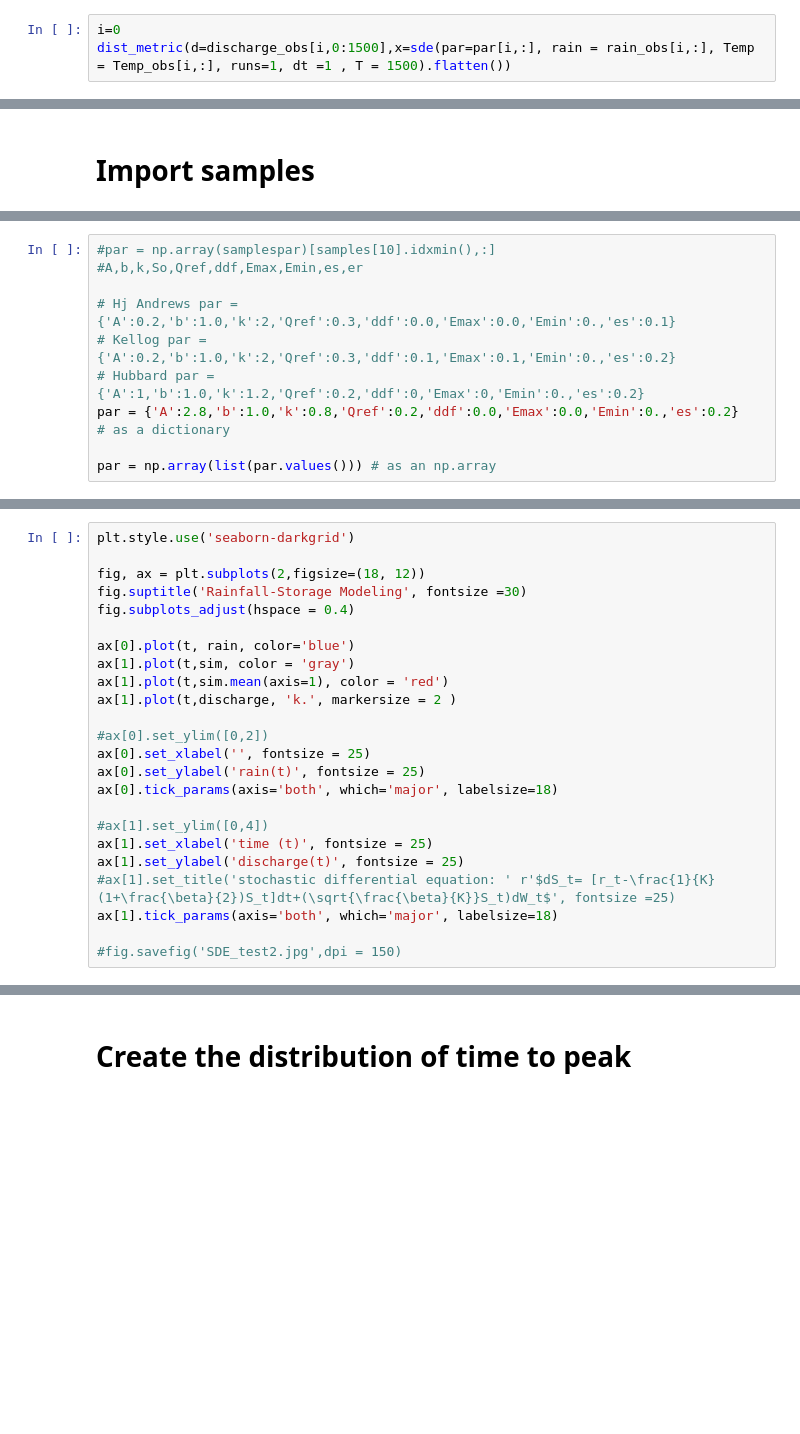
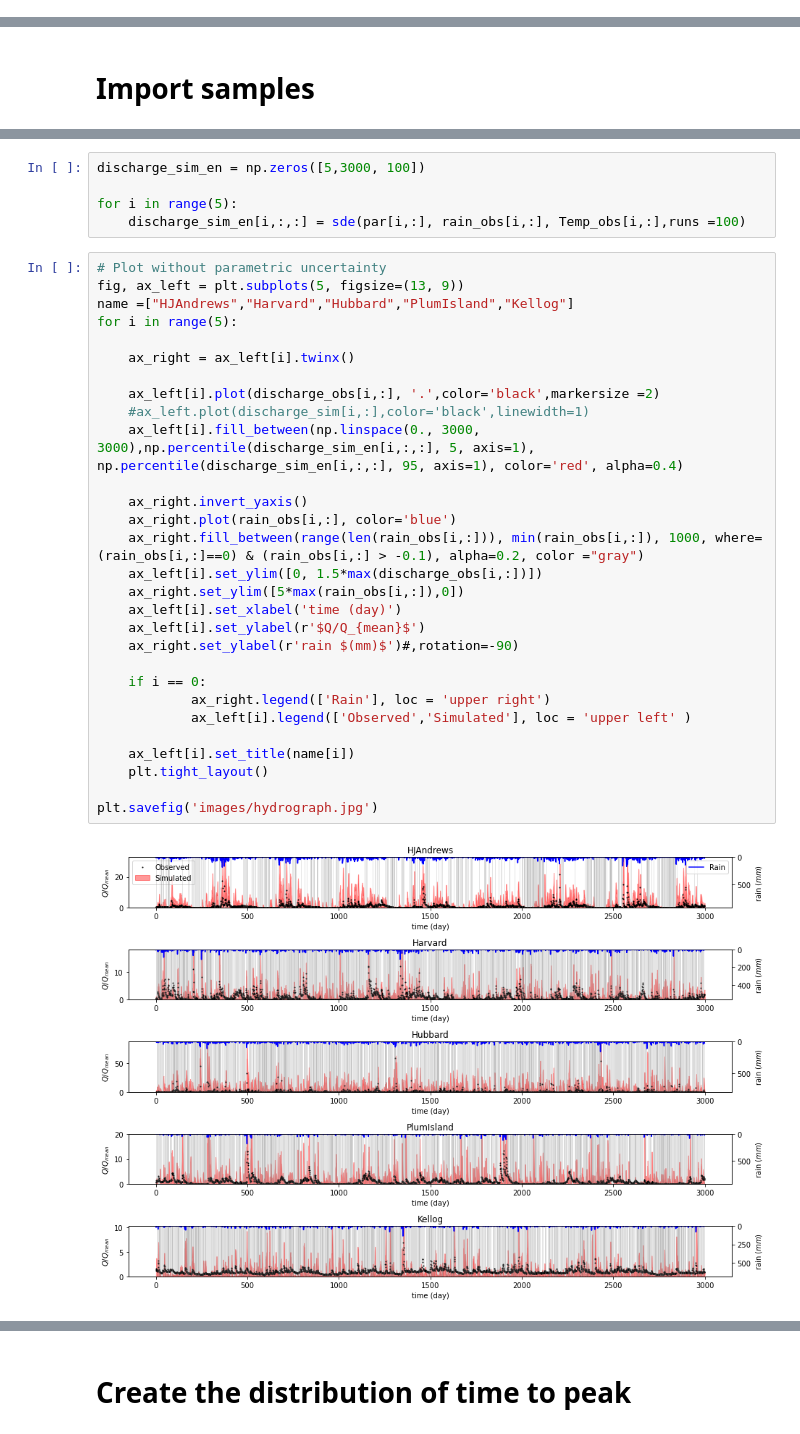
Before and after one commit to waniomar/sde, a Jupyter notebook: python/Inference SDE (Working file).ipynb, the cells around one changed output, grey strips where cells are left out. Cells and saved outputs as stored; diff of their text form; blank space fills up the shorter version.

```diff
--- a/python/Inference SDE (Working file).ipynb
+++ b/python/Inference SDE (Working file).ipynb
@@ -727,3 +689,0 @@ KeyboardInterrupt
-# %%
-i=0
-dist_metric(d=discharge_obs[i,0:1500],x=sde(par=par[i,:], rain = rain_obs[i,:], Temp = Temp_obs[i,:], runs=1, dt =1 , T = 1500).flatten())
@@ -767,11 +731,0 @@ par
-# %%
-#par = np.array(samplespar)[samples[10].idxmin(),:]
-#A,b,k,So,Qref,ddf,Emax,Emin,es,er
-
-# Hj Andrews par = {'A':0.2,'b':1.0,'k':2,'Qref':0.3,'ddf':0.0,'Emax':0.0,'Emin':0.,'es':0.1}
-# Kellog par = {'A':0.2,'b':1.0,'k':2,'Qref':0.3,'ddf':0.1,'Emax':0.1,'Emin':0.,'es':0.2}
-# Hubbard par = {'A':1,'b':1.0,'k':1.2,'Qref':0.2,'ddf':0,'Emax':0,'Emin':0.,'es':0.2}
-par = {'A':2.8,'b':1.0,'k':0.8,'Qref':0.2,'ddf':0.0,'Emax':0.0,'Emin':0.,'es':0.2}
-# as a dictionary
-
-par = np.array(list(par.values())) # as an np.array
@@ -883,24 +732,36 @@ for j in range(199):
-# %%
-plt.style.use('seaborn-darkgrid')
-
-fig, ax = plt.subplots(2,figsize=(18, 12))
-fig.suptitle('Rainfall-Storage Modeling', fontsize =30)
-fig.subplots_adjust(hspace = 0.4)
-
-ax[0].plot(t, rain, color='blue')
-ax[1].plot(t,sim, color = 'gray')
-ax[1].plot(t,sim.mean(axis=1), color = 'red')
-ax[1].plot(t,discharge, 'k.', markersize = 2 )
-
-#ax[0].set_ylim([0,2])
-ax[0].set_xlabel('', fontsize = 25)
-ax[0].set_ylabel('rain(t)', fontsize = 25)
-ax[0].tick_params(axis='both', which='major', labelsize=18)
-
-#ax[1].set_ylim([0,4])
-ax[1].set_xlabel('time (t)', fontsize = 25)
-ax[1].set_ylabel('discharge(t)', fontsize = 25)
-#ax[1].set_title('stochastic differential equation: ' r'$dS_t= [r_t-\frac{1}{K}(1+\frac{\beta}{2})S_t]dt+(\sqrt{\frac{\beta}{K}}S_t)dW_t$', fontsize =25)
-ax[1].tick_params(axis='both', which='major', labelsize=18)
-
-#fig.savefig('SDE_test2.jpg',dpi = 150)
+# %%
+discharge_sim_en = np.zeros([5,3000, 100])
+
+for i in range(5):
+    discharge_sim_en[i,:,:] = sde(par[i,:], rain_obs[i,:], Temp_obs[i,:],runs =100)
+# %%
+# Plot without parametric uncertainty
+fig, ax_left = plt.subplots(5, figsize=(13, 9))
+name =["HJAndrews","Harvard","Hubbard","PlumIsland","Kellog"]
+for i in range(5):
+
+    ax_right = ax_left[i].twinx()
+
+    ax_left[i].plot(discharge_obs[i,:], '.',color='black',markersize =2)
+    #ax_left.plot(discharge_sim[i,:],color='black',linewidth=1)
+    ax_left[i].fill_between(np.linspace(0., 3000, 3000),np.percentile(discharge_sim_en[i,:,:], 5, axis=1), np.percentile(discharge_sim_en[i,:,:], 95, axis=1), color='red', alpha=0.4)
+
+    ax_right.invert_yaxis()
+    ax_right.plot(rain_obs[i,:], color='blue')
+    ax_right.fill_between(range(len(rain_obs[i,:])), min(rain_obs[i,:]), 1000, where=(rain_obs[i,:]==0) & (rain_obs[i,:] > -0.1), alpha=0.2, color ="gray")
+    ax_left[i].set_ylim([0, 1.5*max(discharge_obs[i,:])])
+    ax_right.set_ylim([5*max(rain_obs[i,:]),0])
+    ax_left[i].set_xlabel('time (day)')
+    ax_left[i].set_ylabel(r'$Q/Q_{mean}$')
+    ax_right.set_ylabel(r'rain $(mm)$')#,rotation=-90)
+
+    if i == 0:
+            ax_right.legend(['Rain'], loc = 'upper right')
+            ax_left[i].legend(['Observed','Simulated'], loc = 'upper left' )
+
+    ax_left[i].set_title(name[i])
+    plt.tight_layout()
+
+plt.savefig('images/hydrograph.jpg')
+# %% [output]
+[figure, added]
```
Also changed, not shown: parts of 50 cells of this notebook, 7 other files.
